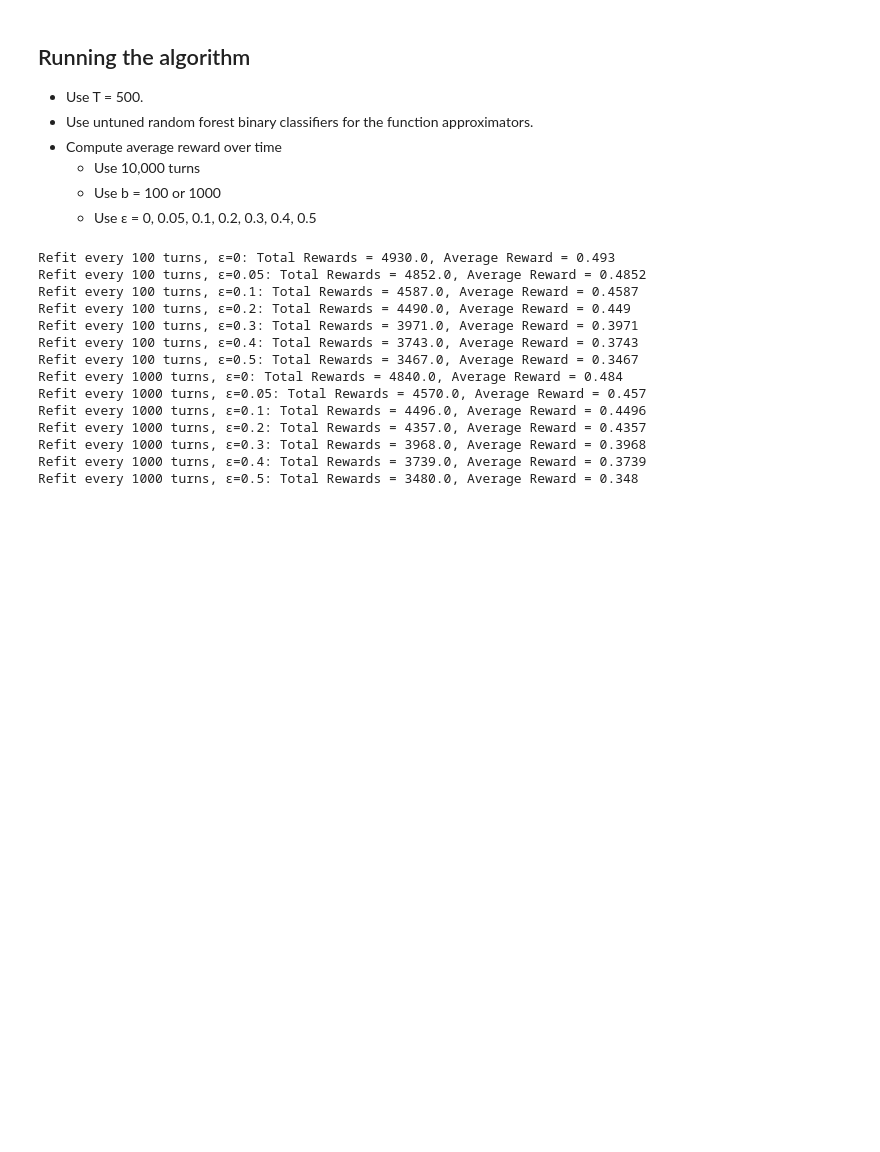
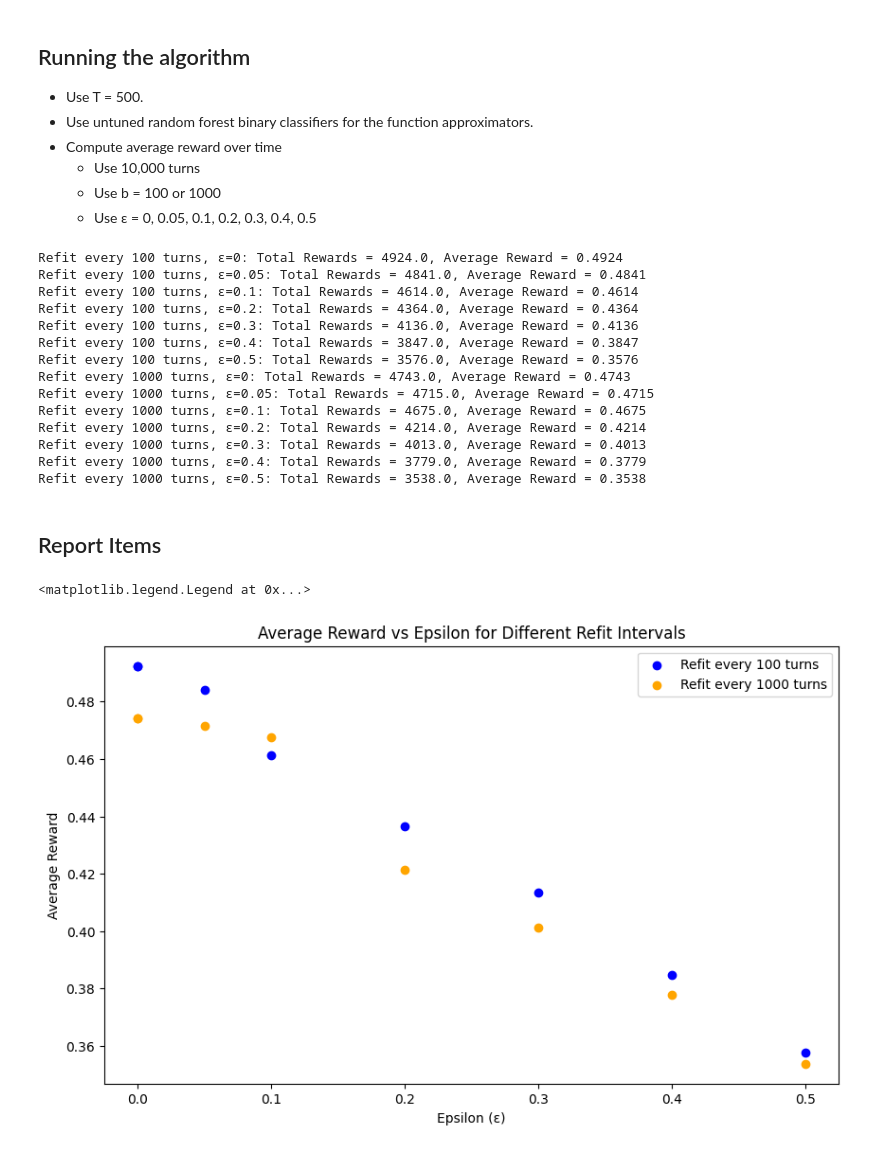
Before and after one commit to jeffTheLandShark/CSC5661, a Jupyter notebook: labs/lab01-bandits/Contextual_Bandit_Simulator.ipynb, the cells around one changed output. Drawn from its saved outputs; the diff is of its cells as text; code cells hidden in the pictures; blank space fills up the shorter version.

```diff
--- a/labs/lab01-bandits/Contextual_Bandit_Simulator.ipynb
+++ b/labs/lab01-bandits/Contextual_Bandit_Simulator.ipynb
@@ -128,7 +142,9 @@ class Contextual_Bandit_Agent:
         func_approx=RandomForestClassifier,
     ):
         self.actions = actions
-        self.func_approx = func_approx
+        self.models = {}
+        for a in self.actions:
+            self.models[a] = func_approx()
 
     def fit(self, env):
         for a in self.actions:
@@ -140,9 +156,6 @@ class Contextual_Bandit_Agent:
     def simulate(
         self, env, exploration_len, epsilon, refit_every, num_turns=10000, verbose=False
     ):
-        self.models = {}
-        for a in self.actions:
-            self.models[a] = self.func_approx()
 
         for i in range(1, num_turns + 1):
             # sample context X using step
@@ -222,7 +235,7 @@ actions = range(5)
 bandit = Contextual_Bandit_Agent(actions)
 base_env = Contextual_Bandit_generator(env_config)
 
-
+rewards_results = {}
 for refit_every, epsilon in itertools.product(b, e):
     env = deepcopy(base_env)
     bandit.simulate(
@@ -236,18 +249,39 @@ for refit_every, epsilon in itertools.product(b, e):
     print(
         f"Refit every {refit_every} turns, ε={epsilon}: Total Rewards = {total_rewards}, Average Reward = {average_reward}"
     )
+    rewards_results[(refit_every, epsilon)] = average_reward
 # %% [output]
-Refit every 100 turns, ε=0: Total Rewards = 4930.0, Average Reward = 0.493
-Refit every 100 turns, ε=0.05: Total Rewards = 4852.0, Average Reward = 0.4852
-Refit every 100 turns, ε=0.1: Total Rewards = 4587.0, Average Reward = 0.4587
-Refit every 100 turns, ε=0.2: Total Rewards = 4490.0, Average Reward = 0.449
-Refit every 100 turns, ε=0.3: Total Rewards = 3971.0, Average Reward = 0.3971
-Refit every 100 turns, ε=0.4: Total Rewards = 3743.0, Average Reward = 0.3743
-Refit every 100 turns, ε=0.5: Total Rewards = 3467.0, Average Reward = 0.3467
-Refit every 1000 turns, ε=0: Total Rewards = 4840.0, Average Reward = 0.484
-Refit every 1000 turns, ε=0.05: Total Rewards = 4570.0, Average Reward = 0.457
-Refit every 1000 turns, ε=0.1: Total Rewards = 4496.0, Average Reward = 0.4496
-Refit every 1000 turns, ε=0.2: Total Rewards = 4357.0, Average Reward = 0.4357
-Refit every 1000 turns, ε=0.3: Total Rewards = 3968.0, Average Reward = 0.3968
-Refit every 1000 turns, ε=0.4: Total Rewards = 3739.0, Average Reward = 0.3739
-Refit every 1000 turns, ε=0.5: Total Rewards = 3480.0, Average Reward = 0.348
+Refit every 100 turns, ε=0: Total Rewards = 4924.0, Average Reward = 0.4924
+Refit every 100 turns, ε=0.05: Total Rewards = 4841.0, Average Reward = 0.4841
+Refit every 100 turns, ε=0.1: Total Rewards = 4614.0, Average Reward = 0.4614
+Refit every 100 turns, ε=0.2: Total Rewards = 4364.0, Average Reward = 0.4364
+Refit every 100 turns, ε=0.3: Total Rewards = 4136.0, Average Reward = 0.4136
+Refit every 100 turns, ε=0.4: Total Rewards = 3847.0, Average Reward = 0.3847
+Refit every 100 turns, ε=0.5: Total Rewards = 3576.0, Average Reward = 0.3576
+Refit every 1000 turns, ε=0: Total Rewards = 4743.0, Average Reward = 0.4743
+Refit every 1000 turns, ε=0.05: Total Rewards = 4715.0, Average Reward = 0.4715
+Refit every 1000 turns, ε=0.1: Total Rewards = 4675.0, Average Reward = 0.4675
+Refit every 1000 turns, ε=0.2: Total Rewards = 4214.0, Average Reward = 0.4214
+Refit every 1000 turns, ε=0.3: Total Rewards = 4013.0, Average Reward = 0.4013
+Refit every 1000 turns, ε=0.4: Total Rewards = 3779.0, Average Reward = 0.3779
+Refit every 1000 turns, ε=0.5: Total Rewards = 3538.0, Average Reward = 0.3538
+# %% [markdown]
+## Report Items
+# %%
+# compare the performance of the CB for the different choices of b and epsilon by plotting the average reward over time
+
+plt.figure(figsize=(10, 6))
+for (refit_every, epsilon), avg_reward in rewards_results.items():
+    color = 'blue' if refit_every == 100 else 'orange'
+    plt.scatter(epsilon, avg_reward, color=color)
+    # Add legend entry only once for each refit_every value
+    if epsilon == 0:
+        label = f'Refit every {refit_every} turns'
+        plt.scatter(epsilon, avg_reward, color=color, label=label)
+plt.xlabel("Epsilon (ε)")
+plt.ylabel("Average Reward")
+plt.title("Average Reward vs Epsilon for Different Refit Intervals")
+plt.legend()
+# %% [output]
+<matplotlib.legend.Legend at 0x...>
+[figure, added]
```
Also changed, not shown: parts of 4 cells of this notebook.
